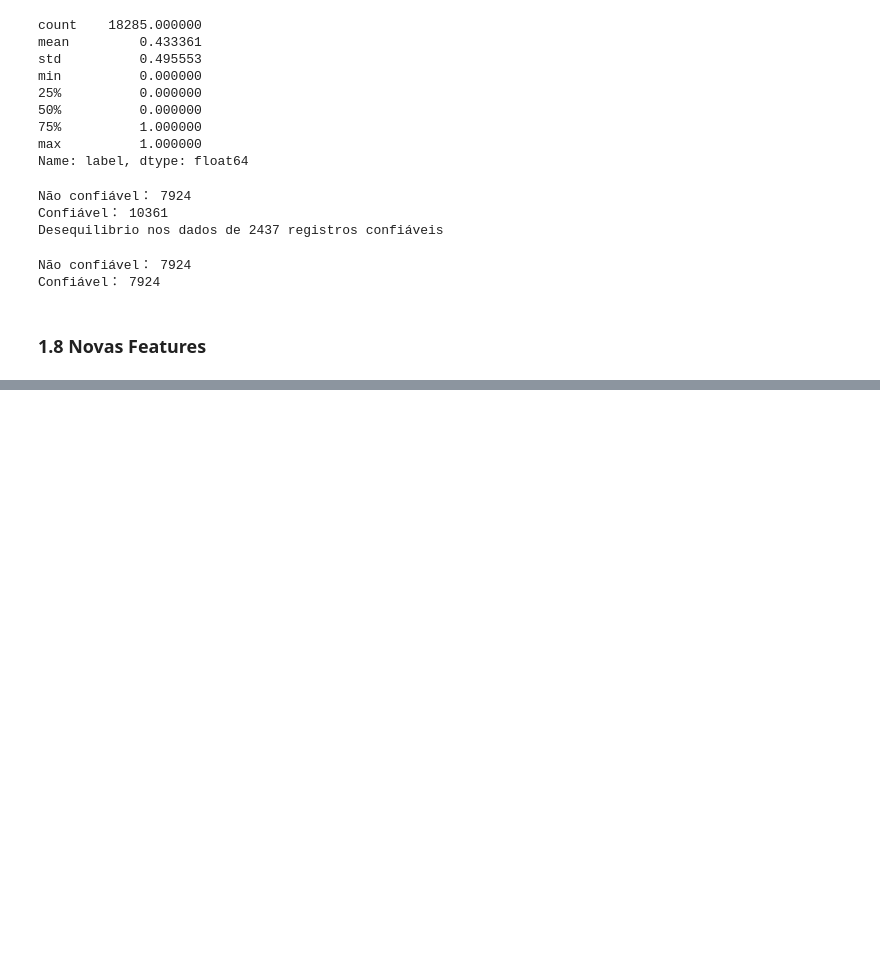
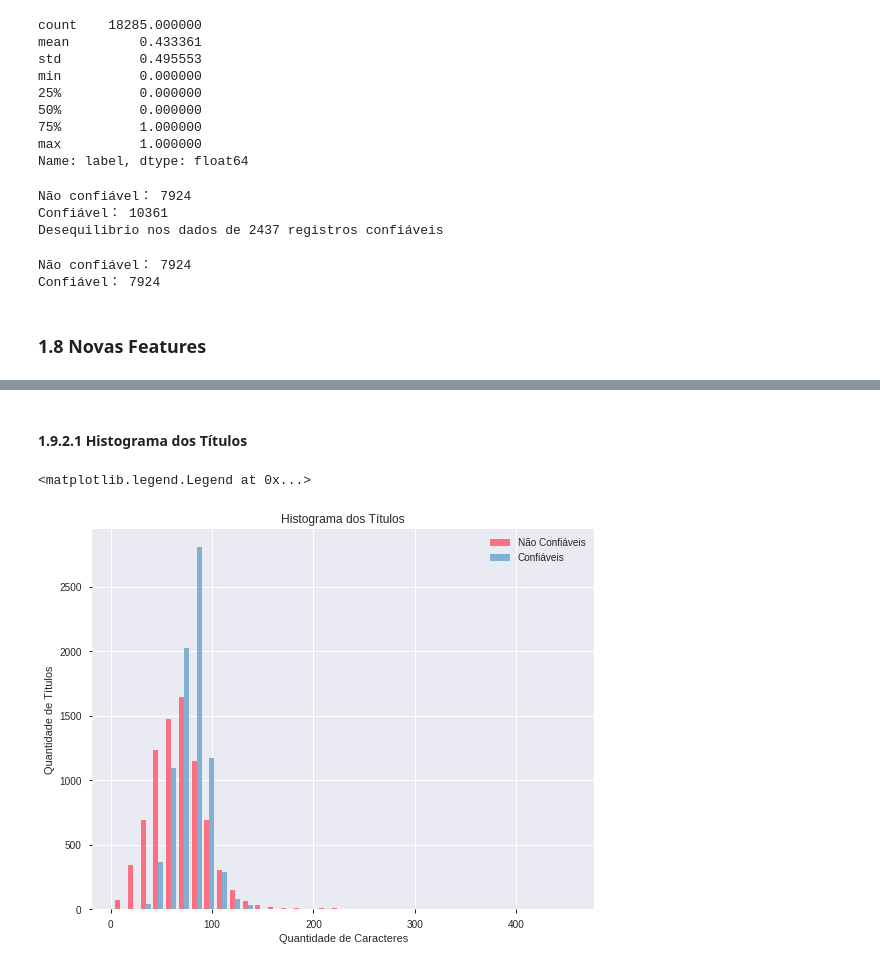
Before and after one commit to JoaoVitorBracale/fatect-news, a Jupyter notebook: Análise Exploratória.ipynb, the cells around one changed output, grey strips where cells are left out. Cells and saved outputs as stored; diff of their text form; code cells hidden in the pictures; blank space fills up the shorter version.

```diff
--- a/Análise Exploratória.ipynb
+++ b/Análise Exploratória.ipynb
@@ -206,0 +271,19 @@ Name: len_title_author_text, dtype: float64
+# %%
+unreliable = train_data[train_data['label'] == 1]
+reliable = train_data[train_data['label'] == 0]
+
+labels = ['Não Confiáveis','Confiáveis']
+colors = ['#fb7082','#80b1d3']
+# %% [markdown]
+<a id='histo_titulos'></a>
+#### 1.9.2.1 Histograma dos Títulos
+# %%
+plt.figure(figsize=(9,7))
+plt.hist([unreliable.len_title,reliable.len_title], bins=int(180/5), normed=False, color = colors, label=labels)
+plt.xlabel('Quantidade de Caracteres')
+plt.ylabel('Quantidade de Títulos')
+plt.title('Histograma dos Títulos')
+plt.legend()
+# %% [output]
+<matplotlib.legend.Legend at 0x...>
+[figure, added]
```
Also changed, not shown: parts of 16 cells of this notebook.
